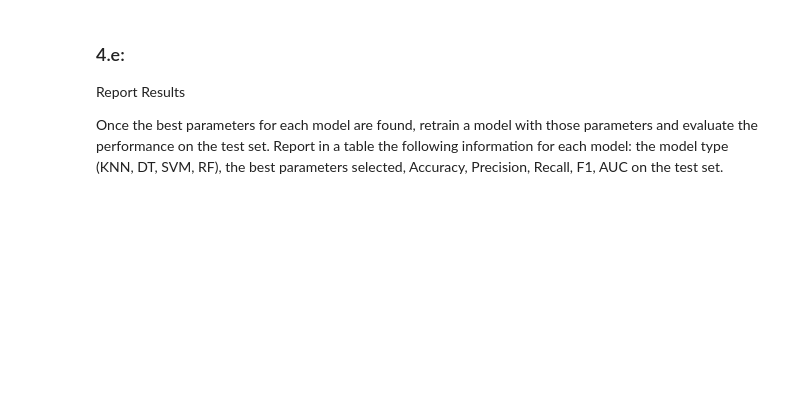
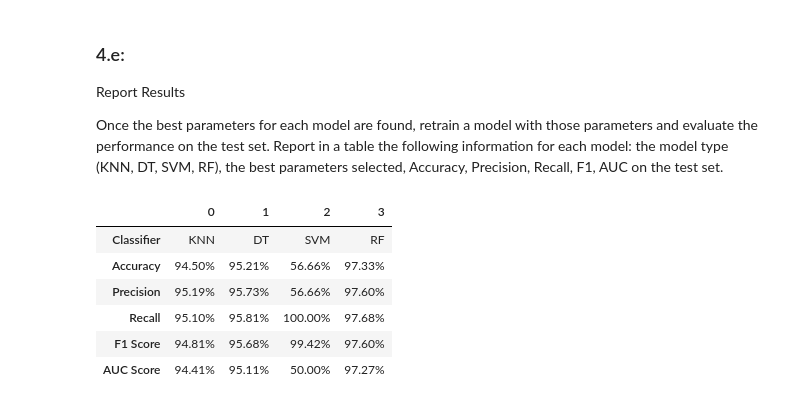
Before and after one commit to DevvyDont/DataMining, a Jupyter notebook: A2/A2_Group_Zamorano.ipynb, the cells around one changed output. Saved outputs shown, nothing was run; the diff lists cells and outputs as text; code cells hidden in the pictures; blank space fills up the shorter version.

```diff
--- a/A2/A2_Group_Zamorano.ipynb
+++ b/A2/A2_Group_Zamorano.ipynb
@@ -1593,3 +1787,75 @@ Report Results
 Once the best parameters for each model are found, retrain a model with those parameters and evaluate the performance on the test set.
 Report in a table the following information for each model: the model type (KNN, DT, SVM, RF), the best parameters selected,
 Accuracy, Precision, Recall, F1, AUC on the test set.
+# %%
+# Retrain the models using the best possible parameters we found
+# First KNN
+_KNN.n_neighbors = best_k_value
+_KNN.fit(best_knn_data[1], extracted_won_train_col)
+
+# Now DT
+_DTC.max_depth = best_dtc_depth
+_DTC.fit(best_dtc_data[1], extracted_won_train_col)
+
+# Now SVM
+_SVM.kernel = best_svm_mode
+_SVM.degree = best_svm_degree
+_SVM.gamma = best_svm_cost
+_SVM.fit(best_svm_data[1], extracted_won_train_col)
+
+# Now RF
+_RFC.max_features = best_rf_feature
+_RFC.n_estimators = best_rf_estimator
+_RFC.fit(best_rf_data[1], extracted_won_train_col)
+
+# Calculate accuracies
+knn_pred = _KNN.predict(best_knn_data[2])
+knn_accuracy = metrics.accuracy_score(extracted_won_test_col, knn_pred)
+knn_precision = metrics.precision_score(extracted_won_test_col, knn_pred, pos_label='1')
+knn_recall = metrics.recall_score(extracted_won_test_col, knn_pred, pos_label='1')
+knn_auc = roc_auc_score(extracted_won_test_col, knn_pred)
+
+dtc_pred = _DTC.predict(best_dtc_data[2])
+dtc_accuracy = metrics.accuracy_score(extracted_won_test_col, dtc_pred)
+dtc_precision = metrics.precision_score(extracted_won_test_col, dtc_pred, pos_label='1')
+dtc_recall = metrics.recall_score(extracted_won_test_col, dtc_pred, pos_label='1')
+dtc_auc = roc_auc_score(extracted_won_test_col, dtc_pred)
+
+svm_pred = _SVM.predict(best_svm_data[2])
+svm_accuracy = metrics.accuracy_score(extracted_won_test_col, svm_pred)
+svm_precision = metrics.precision_score(extracted_won_test_col, svm_pred, pos_label='1')
+svm_recall = metrics.recall_score(extracted_won_test_col, svm_pred, pos_label='1')
+svm_auc = roc_auc_score(extracted_won_test_col, svm_pred)
+
+rf_pred = _RFC.predict(best_rf_data[2])
+rf_accuracy = metrics.accuracy_score(extracted_won_test_col, rf_pred)
+rf_precision = metrics.precision_score(extracted_won_test_col, rf_pred, pos_label='1')
+rf_recall = metrics.recall_score(extracted_won_test_col, rf_pred, pos_label='1')
+rf_auc = roc_auc_score(extracted_won_test_col, rf_pred)
+
+def clean_percent(n):
+	return f'{n*100:.2f}%'
+
+# Make a 2d array of the values
+ind = ['Classifier', 'Accuracy', 'Precision', "Recall", 'F1 Score', 'AUC Score']
+data = [
+	["KNN", clean_percent(knn_accuracy), clean_percent(knn_precision), clean_percent(knn_recall), clean_percent(best_knn_percent), clean_percent(knn_auc)],
+	["DT", clean_percent(dtc_accuracy), clean_percent(dtc_precision), clean_percent(dtc_recall), clean_percent(best_dtc_accuracy), clean_percent(dtc_auc)],
+	["SVM", clean_percent(svm_accuracy), clean_percent(svm_precision), clean_percent(svm_recall), clean_percent(best_svm_percent), clean_percent(svm_auc)],
+	["RF", clean_percent(rf_accuracy), clean_percent(rf_precision), clean_percent(rf_recall), clean_percent(best_rf_percent), clean_percent(rf_auc)],
+]
+
+transposed_data = [*zip(*data)]
+
+df = pd.DataFrame(transposed_data,
+				  index=ind
+				  )
+df.head(n=len(ind))
+# %% [output]
+|  | 0 | 1 | 2 | 3 |
+| Classifier | KNN | DT | SVM | RF |
+| Accuracy | 94.50% | 95.21% | 56.66% | 97.33% |
+| Precision | 95.19% | 95.73% | 56.66% | 97.60% |
+| Recall | 95.10% | 95.81% | 100.00% | 97.68% |
+| F1 Score | 94.81% | 95.68% | 99.42% | 97.60% |
+| AUC Score | 94.41% | 95.11% | 50.00% | 97.27% |
```
Also changed, not shown: parts of 14 cells of this notebook.
